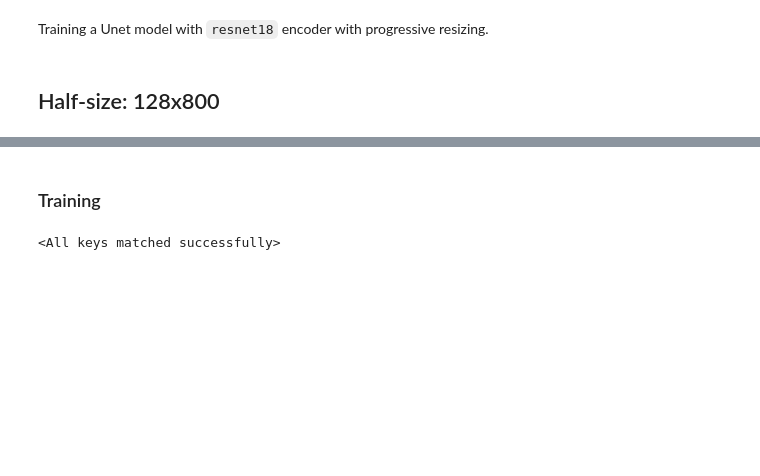
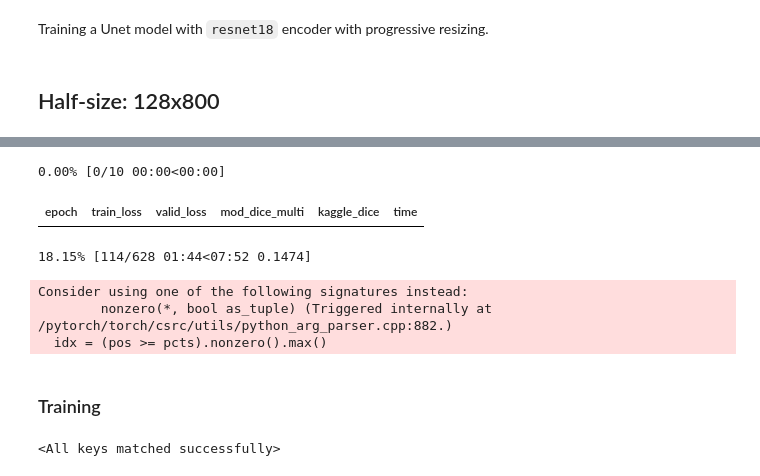
Before and after one commit to marcomatteo/steel_segmentation, a Jupyter notebook: FastAI-UNET-ResNet18.ipynb, the cells around one changed output, grey strips where cells are left out. Drawn from its saved outputs; the diff is of its cells as text; code cells hidden in the pictures; blank space fills up the shorter version.

```diff
--- a/FastAI-UNET-ResNet18.ipynb
+++ b/FastAI-UNET-ResNet18.ipynb
@@ -84,3 +90,12 @@ segmentation_learner.model_dir = models_dir
+# %%
+segmentation_learner.fit_flat_cos(10, lr=4e-4, cbs=[SaveModelCallback()])
+# %% [output]
+0.00% [0/10 00:00<00:00]
+| epoch | train_loss | valid_loss | mod_dice_multi | kaggle_dice | time |
+18.15% [114/628 01:44<07:52 0.1474]
+Consider using one of the following signatures instead:
+        nonzero(*, bool as_tuple) (Triggered internally at  /pytorch/torch/csrc/utils/python_arg_parser.cpp:882.)
+  idx = (pos >= pcts).nonzero().max()
 # %% [markdown]
 ### Training
 # %%
```
Also changed, not shown: parts of 8 cells of this notebook, 30 other files.
